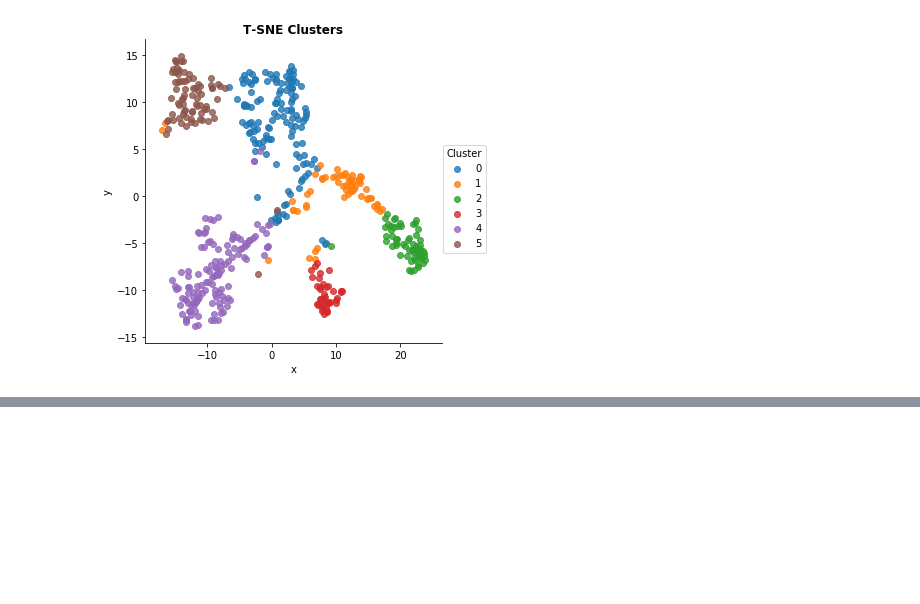
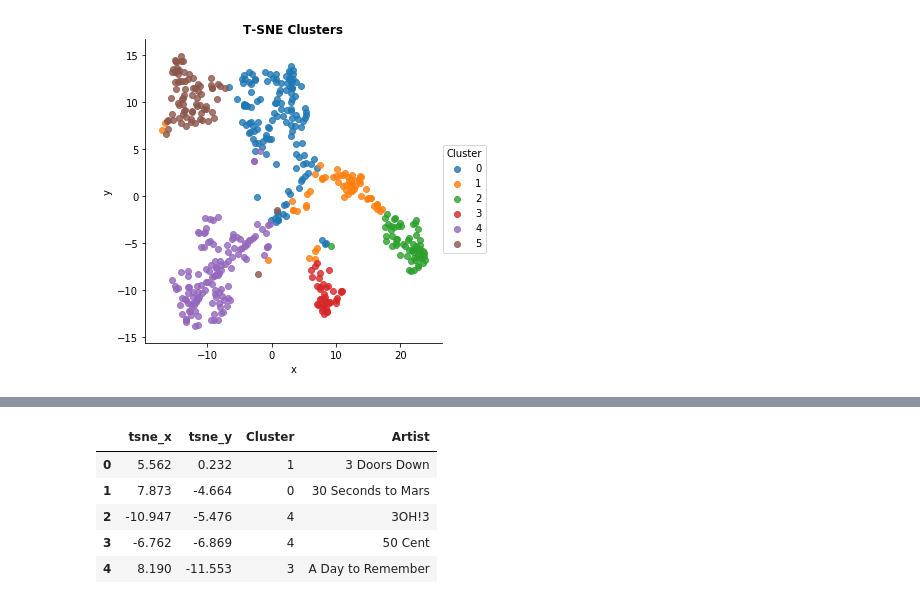
Before and after one commit to cipher813/recommender_system, a Jupyter notebook: notebooks/LastFM_Recommender_Genre_KMC_tSNE.ipynb, the cells around one changed output, grey strips where cells are left out. Cells and saved outputs as stored; diff of their text form; code cells hidden in the pictures; blank space fills up the shorter version.

```diff
--- a/notebooks/LastFM_Recommender_Genre_KMC_tSNE.ipynb
+++ b/notebooks/LastFM_Recommender_Genre_KMC_tSNE.ipynb
@@ -240,0 +229,9 @@ tsne_gg
+# %%
+df_tsne.head()
+# %% [output]
+|  | tsne_x | tsne_y | Cluster | Artist |
+| 0 | 5.562 | 0.232 | 1 | 3 Doors Down |
+| 1 | 7.873 | -4.664 | 0 | 30 Seconds to Mars |
+| 2 | -10.947 | -5.476 | 4 | 3OH!3 |
+| 3 | -6.762 | -6.869 | 4 | 50 Cent |
+| 4 | 8.190 | -11.553 | 3 | A Day to Remember |
```
Also changed, not shown: parts of 74 cells of this notebook, 5 other files.
